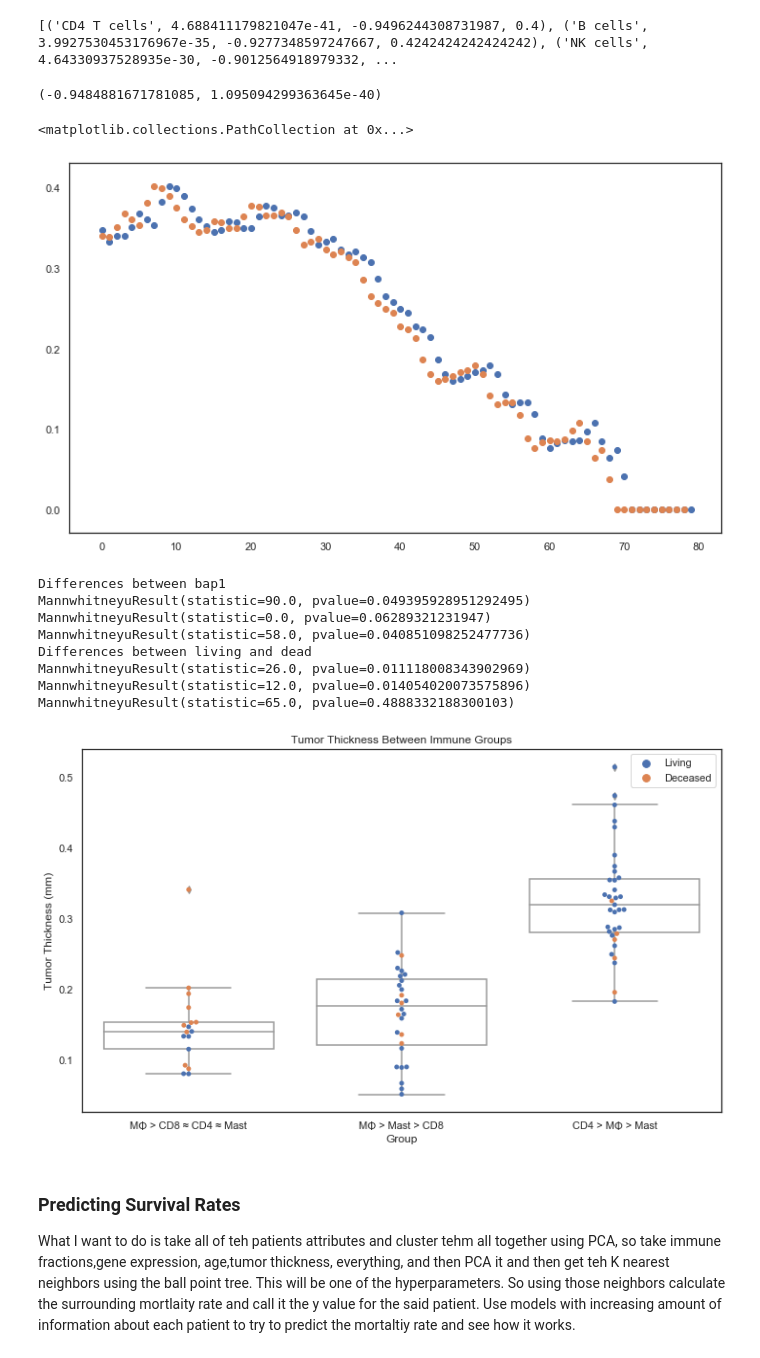
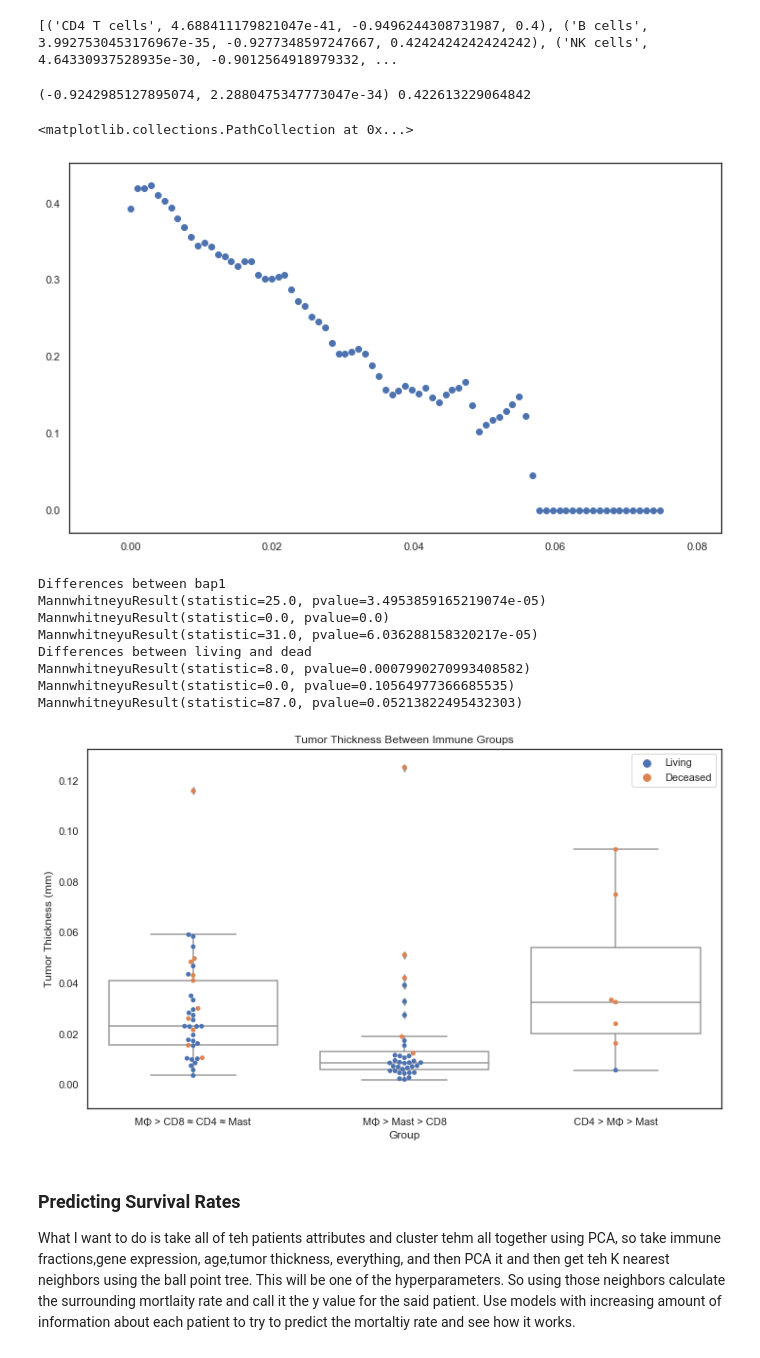
Before and after one commit to N8Grant/TripodsREU, a Jupyter notebook: scripts/XenaAnalysis.ipynb, the cells around one changed output. Drawn from its saved outputs; the diff is of its cells as text; code cells hidden in the pictures.

```diff
--- a/scripts/XenaAnalysis.ipynb
+++ b/scripts/XenaAnalysis.ipynb
@@ -2279,11 +2371,9 @@ def calculate_mortality_score(gene,patients=list(gene_expression.index),n=3):
         else:
             mort_rates.append(mort_rates[i-1])
             num_pts.append(0)
-    w,nw = moving_average(np.asarray(mort_rates),np.asarray(num_pts),n=n)
+    w,nw = moving_average(np.asarray(mort_rates),np.arange(x_start,x_end,increment),n=n)
     r,p = stats.pearsonr(sorted(expressions,reverse=False),w)
     return (r,p), (w,nw), np.max(w)-np.min(w)
-
-
 
 def calculate_immune_mortality_score(immune_cell,patients=list(gene_expression.index),n=3):
     expressions = immune_fractions_df.loc[patients,immune_cell]
@@ -2306,7 +2396,7 @@ def calculate_immune_mortality_score(immune_cell,patients=list(gene_expression.i
         else:
             mort_rates.append(mort_rates[i-1])
             num_pts.append(0)
-    w,nw = moving_average(np.asarray(mort_rates),np.asarray(num_pts),n=n)
+    w,nw = moving_average(np.asarray(mort_rates),np.arange(x_start,x_end,increment),n=n)
     r,p = stats.pearsonr(sorted(expressions,reverse=False),w)
     return (r,p), (w,nw), np.max(w)-np.min(w)
 # %%
@@ -2338,6 +2431,6 @@ plt.title("Tumor Thickness Between Immune Groups")
 plt.xlabel("Group")
 plt.xticks([0, 1,2], ['MΦ > CD8 ≈ CD4 ≈ Mast', "MΦ > Mast > CD8",'CD4 > MΦ > Mast'])
 plt.ylabel("Tumor Thickness (mm)")
-for i in range(3):
-    print(mannwhitneyu(gene_expression.loc[[p for p in immune_ids[i] if patient_dict[p]["BAP1_mutation"] == -1],gene],gene_expression.loc[[p for p in immune_ids[i] if patient_dict[p]["BAP1_mutation"] == 0],gene]))
+for c in combinations(range(3),2):
+    print(c[0],c[1],mannwhitneyu(gene_expression.loc[immune_ids[c[0]],gene],gene_expression.loc[immune_ids[c[1]],gene]))
 # %% [output]
@@ -2381,48 +2474,49 @@ print(l[:20])
 # %% [output]
 [('CD4 T cells', 4.688411179821047e-41, -0.9496244308731987, 0.4), ('B cells', 3.9927530453176967e-35, -0.9277348597247667, 0.4242424242424242), ('NK cells', 4.64330937528935e-30, -0.9012564918979332, ...
 # %%
-gene = "CD4 T cells"
+gene = "B cells"
 s, p,score  =calculate_immune_mortality_score(gene,n=2)
-print(s)
-plt.scatter([i for i in range(len(p[0]))],[i for i in p[0]])
-plt.scatter([i for i in range(len(p[1]))],[i for i in p[1]])
+print(s,score)
+x = np.arange(immune_fractions_df.loc[:,gene].min(),immune_fractions_df.loc[:,gene].max(),(immune_fractions_df.loc[:,gene].max()-immune_fractions_df.loc[:,gene].min())/80)
+plt.scatter(x,[i for i in p[0]])
+#plt.scatter([i for i in range(len(p[1]))],[i for i in p[1]])
 # %% [output]
-(-0.9484881671781085, 1.095094299363645e-40)
+(-0.9242985127895074, 2.2880475347773047e-34) 0.422613229064842
 <matplotlib.collections.PathCollection at 0x...>
-[figure, old version]
+[figure, new version]
 # %%
-y = [[immune_fractions_df.loc[p,gene], 'CD4 > MΦ > Mast' if p in immune_ids[0] else 'MΦ > CD8 ≈ CD4 ≈ Mast' if p in immune_ids[1] else "MΦ > Mast > CD8"] for p in list(immune_fractions_df.index)]
+y = [[gene_expression.loc[p,gene], 'CD4 > MΦ > Mast' if p in immune_ids[0] else 'MΦ > CD8 ≈ CD4 ≈ Mast' if p in immune_ids[1] else "MΦ > Mast > CD8"] for p in list(immune_fractions_df.index)]
 temp_df = pd.DataFrame(data=y)
 temp_df.columns= ['y','x']
 h = []
 for p in list(patient_dict.keys()):
     if patient_dict[p]['os_status'] == 1:
         h.append("Living")
     else:
         h.append("Deceased")
 #palette = sns.light_palette("orange", reverse=False,  n_colors=2)
 ax=sns.swarmplot(x=temp_df["x"],y=temp_df["y"],data=temp_df,hue=h)
 sns.boxplot(x=temp_df["x"],y=temp_df["y"],data=temp_df,color="w",ax=ax)
 plt.title("Tumor Thickness Between Immune Groups")
 plt.xlabel("Group")
 plt.xticks([0, 1,2], ['MΦ > CD8 ≈ CD4 ≈ Mast', "MΦ > Mast > CD8",'CD4 > MΦ > Mast'])
 plt.ylabel("Tumor Thickness (mm)")
 print("Differences between bap1")
 for i in range(3):
-    print(mannwhitneyu(immune_fractions_df.loc[[p for p in immune_ids[i] if patient_dict[p]["BAP1_mutation"] == -1],gene],immune_fractions_df.loc[[p for p in immune_ids[i] if patient_dict[p]["BAP1_mutation"] == 0],gene]))
+    print(mannwhitneyu(gene_expression.loc[[p for p in immune_ids[i] if patient_dict[p]["BAP1_mutation"] == -1],gene],gene_expression.loc[[p for p in immune_ids[i] if patient_dict[p]["BAP1_mutation"] == 0],gene]))
 print("Differences between living and dead")
 for i in range(3):
-    print(mannwhitneyu(immune_fractions_df.loc[[p for p in immune_ids[i] if patient_dict[p]["os_status"] == 1],gene],immune_fractions_df.loc[[p for p in immune_ids[i] if patient_dict[p]["os_status"] == 0],gene]))
+    print(mannwhitneyu(gene_expression.loc[[p for p in immune_ids[i] if patient_dict[p]["os_status"] == 1],gene],gene_expression.loc[[p for p in immune_ids[i] if patient_dict[p]["os_status"] == 0],gene]))
 # %% [output]
 Differences between bap1
-MannwhitneyuResult(statistic=90.0, pvalue=0.049395928951292495)
-MannwhitneyuResult(statistic=0.0, pvalue=0.06289321231947)
-MannwhitneyuResult(statistic=58.0, pvalue=0.040851098252477736)
+MannwhitneyuResult(statistic=25.0, pvalue=3.4953859165219074e-05)
+MannwhitneyuResult(statistic=0.0, pvalue=0.0)
+MannwhitneyuResult(statistic=31.0, pvalue=6.036288158320217e-05)
 Differences between living and dead
-MannwhitneyuResult(statistic=26.0, pvalue=0.011118008343902969)
-MannwhitneyuResult(statistic=12.0, pvalue=0.014054020073575896)
-MannwhitneyuResult(statistic=65.0, pvalue=0.4888332188300103)
+MannwhitneyuResult(statistic=8.0, pvalue=0.0007990270993408582)
+MannwhitneyuResult(statistic=0.0, pvalue=0.10564977366685535)
+MannwhitneyuResult(statistic=87.0, pvalue=0.05213822495432303)
-[figure, old version]
+[figure, new version]
 # %% [markdown]
 ### Predicting Survival Rates
 What I want to do is take all of teh patients attributes and cluster tehm all together using PCA, so take immune fractions,gene expression, age,tumor thickness, everything, and then PCA it and then get teh K nearest neighbors using the ball point tree. This will be one of the hyperparameters. So using those neighbors calculate the surrounding mortlaity rate and call it the y value for the said patient. Use models with increasing amount of information about each patient to try to predict the mortaltiy rate and see how it works.
```
Also changed, not shown: parts of 66 cells of this notebook.
